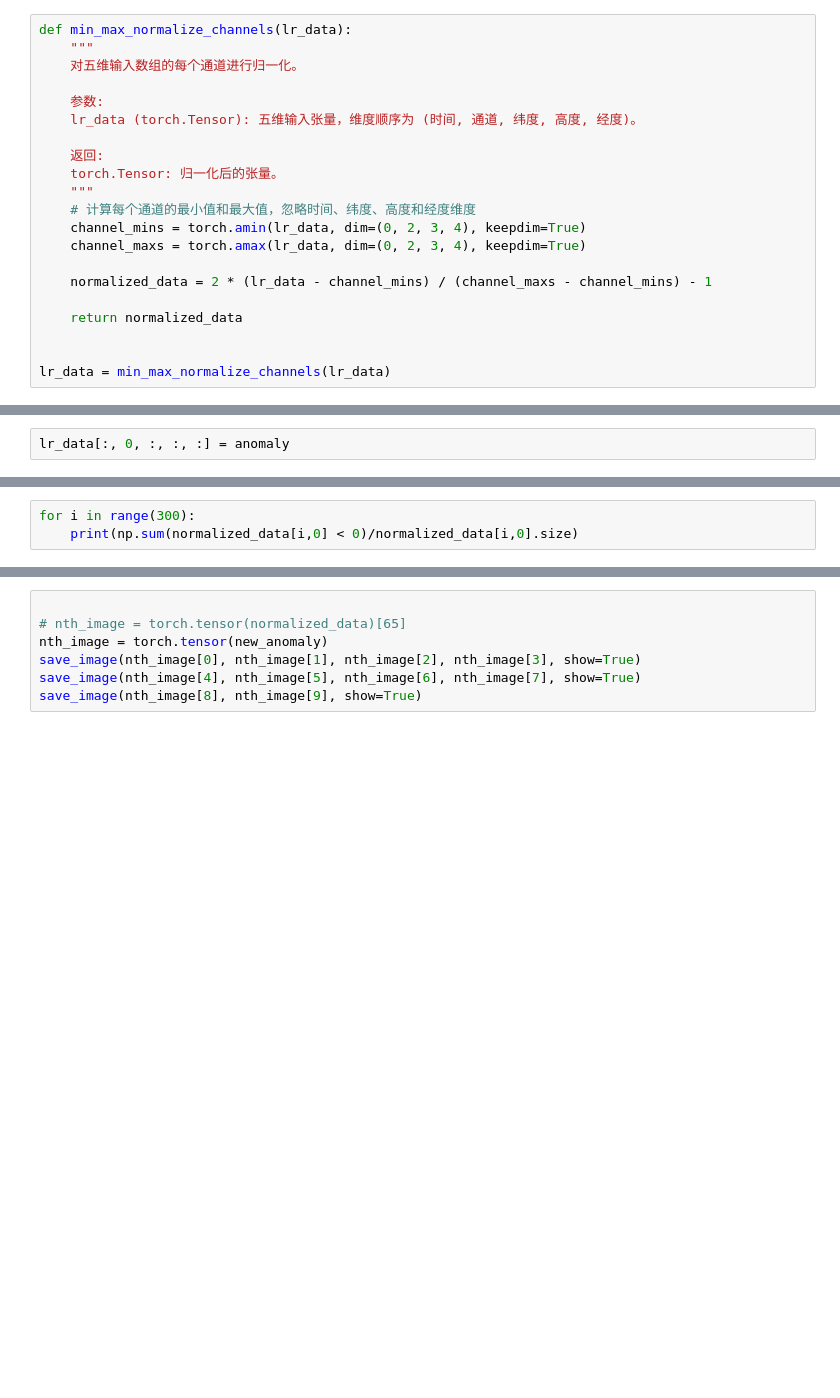
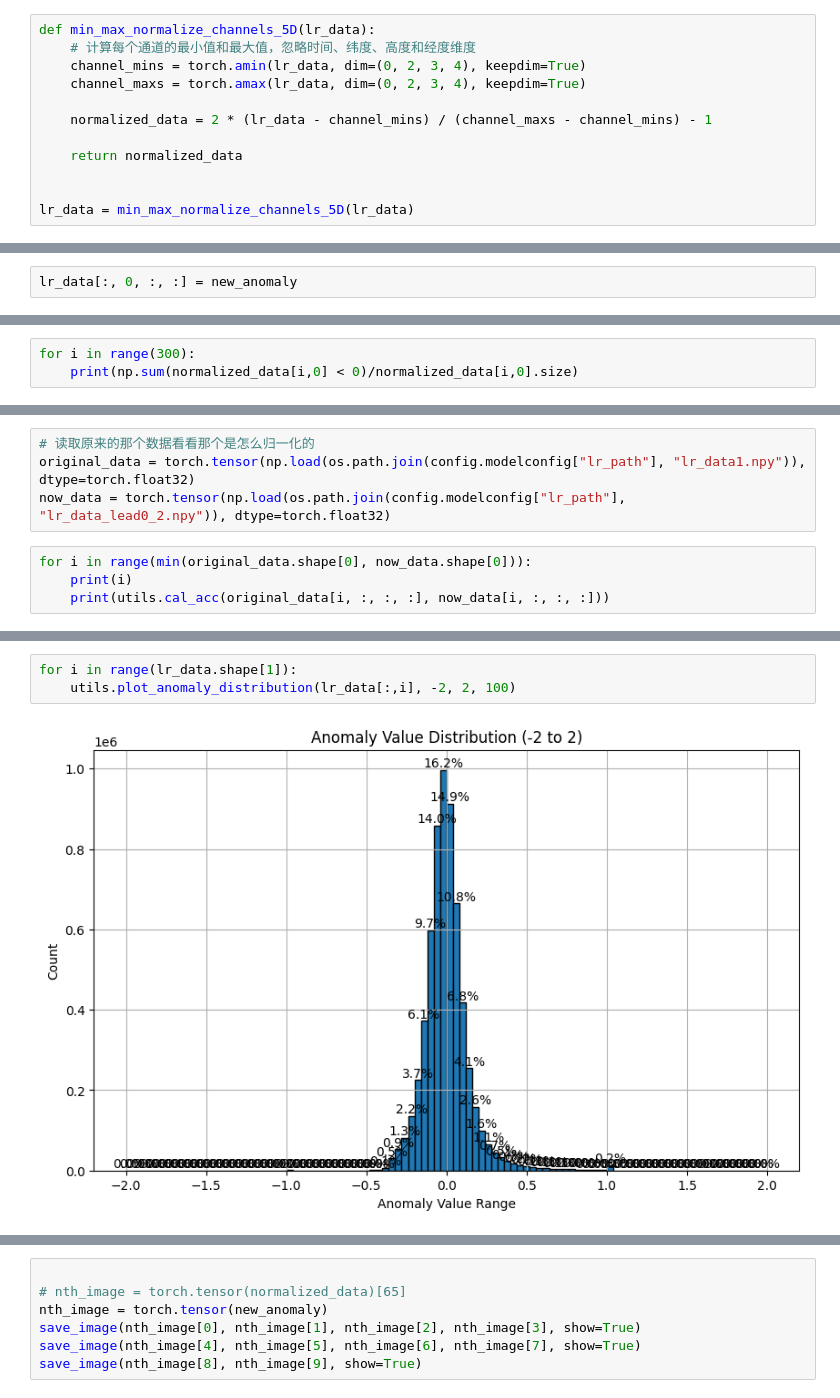
Before and after one commit to firedfary/HydroSynth, a Jupyter notebook: process/model_data.ipynb, the cells around one changed output, grey strips where cells are left out. Cells and saved outputs as stored; diff of their text form; blank space fills up the shorter version.

```diff
--- a/process/model_data.ipynb
+++ b/process/model_data.ipynb
@@ -250,14 +275,5 @@ print(new_anomaly.std())
 # %%
-def min_max_normalize_channels(lr_data):
-    """
-    对五维输入数组的每个通道进行归一化。
-
-    参数:
-    lr_data (torch.Tensor): 五维输入张量，维度顺序为 (时间, 通道, 纬度, 高度, 经度)。
-
-    返回:
-    torch.Tensor: 归一化后的张量。
-    """
+def min_max_normalize_channels_5D(lr_data):
     # 计算每个通道的最小值和最大值，忽略时间、纬度、高度和经度维度
     channel_mins = torch.amin(lr_data, dim=(0, 2, 3, 4), keepdim=True)
     channel_maxs = torch.amax(lr_data, dim=(0, 2, 3, 4), keepdim=True)
@@ -267,11 +283,11 @@ def min_max_normalize_channels(lr_data):
     return normalized_data
 
 
-lr_data = min_max_normalize_channels(lr_data)
+lr_data = min_max_normalize_channels_5D(lr_data)
 # %%
 print(anomaly.unsqueeze(1).shape)
 # %% [output]
 torch.Size([366, 1, 6, 120, 140])
 # %%
-lr_data[:, 0, :, :, :] = anomaly
+lr_data[:, 0, :, :] = new_anomaly
 # %%
@@ -287,0 +300,8 @@ fucs.plot_anomaly_distribution(anomaly[:], -2, 2, 100)
+# %%
+# 读取原来的那个数据看看那个是怎么归一化的
+original_data = torch.tensor(np.load(os.path.join(config.modelconfig["lr_path"], "lr_data1.npy")), dtype=torch.float32)
+now_data = torch.tensor(np.load(os.path.join(config.modelconfig["lr_path"], "lr_data_lead0_2.npy")), dtype=torch.float32)
+# %%
+for i in range(min(original_data.shape[0], now_data.shape[0])):
+    print(i)
+    print(utils.cal_acc(original_data[i, :, :, :], now_data[i, :, :, :]))
@@ -287,0 +326,5 @@ fucs.plot_anomaly_distribution(anomaly[:], -2, 2, 100)
+# %%
+for i in range(lr_data.shape[1]):
+    utils.plot_anomaly_distribution(lr_data[:,i], -2, 2, 100)
+# %% [output]
+[figure, added]
```
Also changed, not shown: parts of 14 cells of this notebook, 2 other files.
